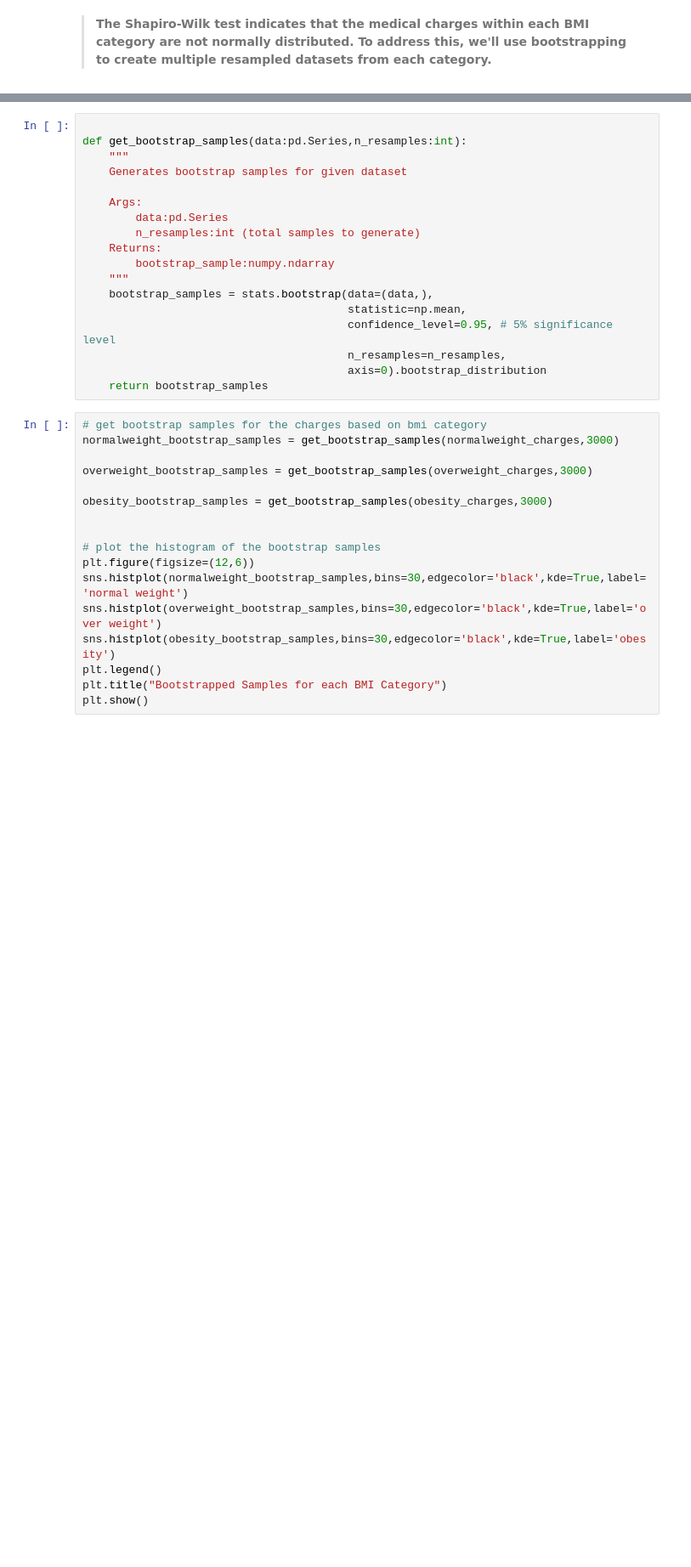
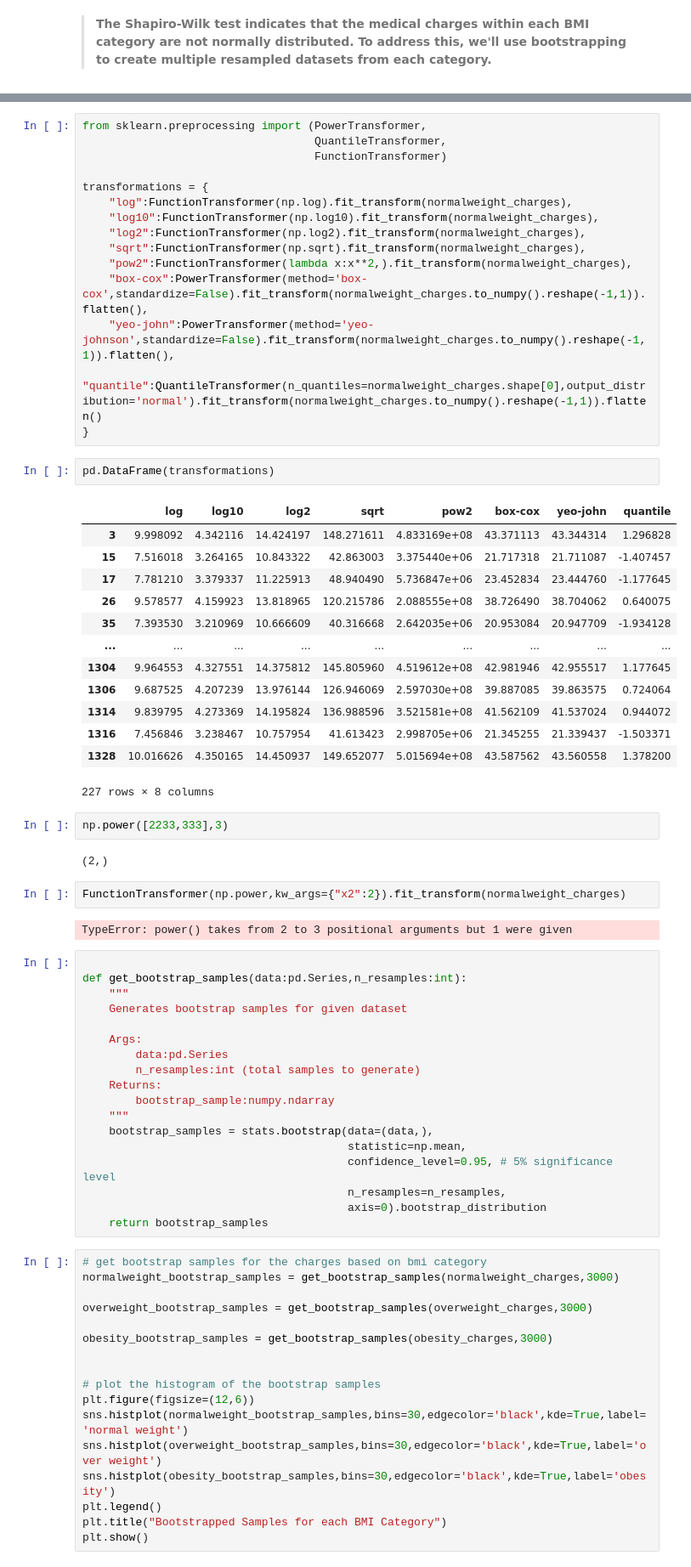
Before and after one commit to PragyanTiwari/Hypothesis-Testing-Medical-Insurance-Data, a Jupyter notebook: 01_Normality_and_T-Test.ipynb, the cells around one changed output, grey strips where cells are left out. Shown at 85% size. Cells and saved outputs as stored; diff of their text form; blank space fills up the shorter version.

Commit message:
adding basic transformations

```diff
--- a/01_Normality_and_T-Test.ipynb
+++ b/01_Normality_and_T-Test.ipynb
@@ -117,3 +171,42 @@ p_value=0.0
+# %%
+from sklearn.preprocessing import (PowerTransformer,
+                                   QuantileTransformer,
+                                   FunctionTransformer)
+
+transformations = {
+    "log":FunctionTransformer(np.log).fit_transform(normalweight_charges),
+    "log10":FunctionTransformer(np.log10).fit_transform(normalweight_charges),
+    "log2":FunctionTransformer(np.log2).fit_transform(normalweight_charges),
+    "sqrt":FunctionTransformer(np.sqrt).fit_transform(normalweight_charges),
+    "pow2":FunctionTransformer(lambda x:x**2,).fit_transform(normalweight_charges),
+    "box-cox":PowerTransformer(method='box-cox',standardize=False).fit_transform(normalweight_charges.to_numpy().reshape(-1,1)).flatten(),
+    "yeo-john":PowerTransformer(method='yeo-johnson',standardize=False).fit_transform(normalweight_charges.to_numpy().reshape(-1,1)).flatten(),
+    "quantile":QuantileTransformer(n_quantiles=normalweight_charges.shape[0],output_distribution='normal').fit_transform(normalweight_charges.to_numpy().reshape(-1,1)).flatten()
+}
+# %%
+pd.DataFrame(transformations)
+# %% [output]
+|  | log | log10 | log2 | sqrt | pow2 | box-cox | yeo-john | quantile |
+| 3 | 9.998092 | 4.342116 | 14.424197 | 148.271611 | 4.833169e+08 | 43.371113 | 43.344314 | 1.296828 |
+| 15 | 7.516018 | 3.264165 | 10.843322 | 42.863003 | 3.375440e+06 | 21.717318 | 21.711087 | -1.407457 |
+| 17 | 7.781210 | 3.379337 | 11.225913 | 48.940490 | 5.736847e+06 | 23.452834 | 23.444760 | -1.177645 |
+| 26 | 9.578577 | 4.159923 | 13.818965 | 120.215786 | 2.088555e+08 | 38.726490 | 38.704062 | 0.640075 |
+| 35 | 7.393530 | 3.210969 | 10.666609 | 40.316668 | 2.642035e+06 | 20.953084 | 20.947709 | -1.934128 |
+| ... | ... | ... | ... | ... | ... | ... | ... | ... |
+| 1304 | 9.964553 | 4.327551 | 14.375812 | 145.805960 | 4.519612e+08 | 42.981946 | 42.955517 | 1.177645 |
+| 1306 | 9.687525 | 4.207239 | 13.976144 | 126.946069 | 2.597030e+08 | 39.887085 | 39.863575 | 0.724064 |
+| 1314 | 9.839795 | 4.273369 | 14.195824 | 136.988596 | 3.521581e+08 | 41.562109 | 41.537024 | 0.944072 |
+| 1316 | 7.456846 | 3.238467 | 10.757954 | 41.613423 | 2.998705e+06 | 21.345255 | 21.339437 | -1.503371 |
+| 1328 | 10.016626 | 4.350165 | 14.450937 | 149.652077 | 5.015694e+08 | 43.587562 | 43.560558 | 1.378200 |
+227 rows × 8 columns
+# %%
+np.power([2233,333],3)
+# %% [output]
+(2,)
+# %%
+FunctionTransformer(np.power,kw_args={"x2":2}).fit_transform(normalweight_charges)
+# %% [output]
+TypeError: power() takes from 2 to 3 positional arguments but 1 were given
 # %%
 
 def get_bootstrap_samples(data:pd.Series,n_resamples:int):
```
Also changed, not shown: parts of 11 cells of this notebook, 2 other files.
